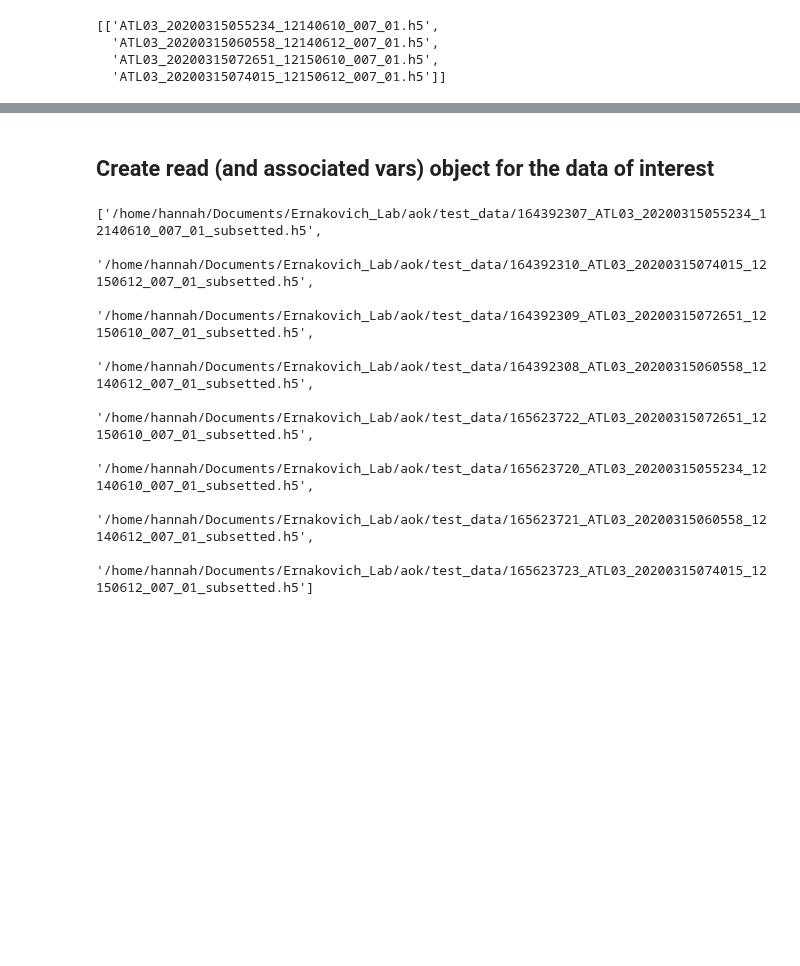
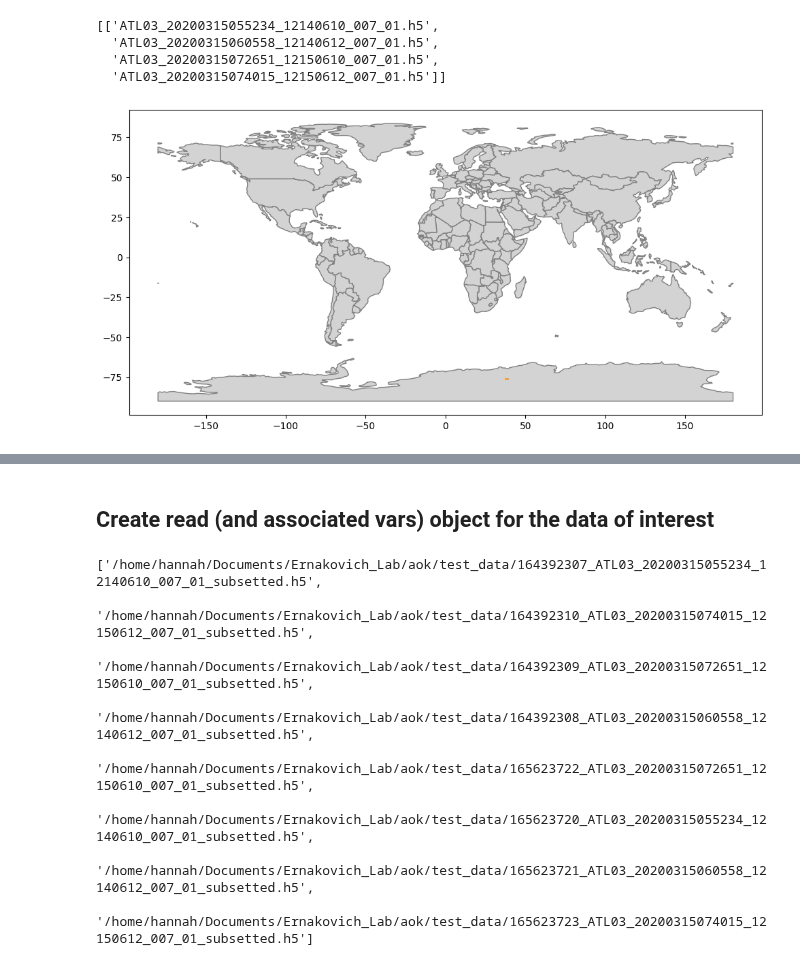
Before and after one commit to icesat2py/aok, a Jupyter notebook: doc/source/example_notebooks/to_classes.ipynb, the cells around one changed output, grey strips where cells are left out. Saved outputs shown, nothing was run; the diff lists cells and outputs as text; code cells hidden in the pictures; blank space fills up the shorter version.

```diff
--- a/doc/source/example_notebooks/to_classes.ipynb
+++ b/doc/source/example_notebooks/to_classes.ipynb
@@ -29,6 +31,10 @@ region.avail_granules(ids=True)
   'ATL03_20200315060558_12140612_007_01.h5',
   'ATL03_20200315072651_12150610_007_01.h5',
   'ATL03_20200315074015_12150612_007_01.h5']]
+# %%
+region.visualize_spatial_extent()
+# %% [output]
+[figure, added]
 # %%
 path_root = "/home/hannah/Documents/Ernakovich_Lab/aok/test_data/"
 # %%
```
Also changed, not shown: parts of 2 cells of this notebook, 5 other files.
